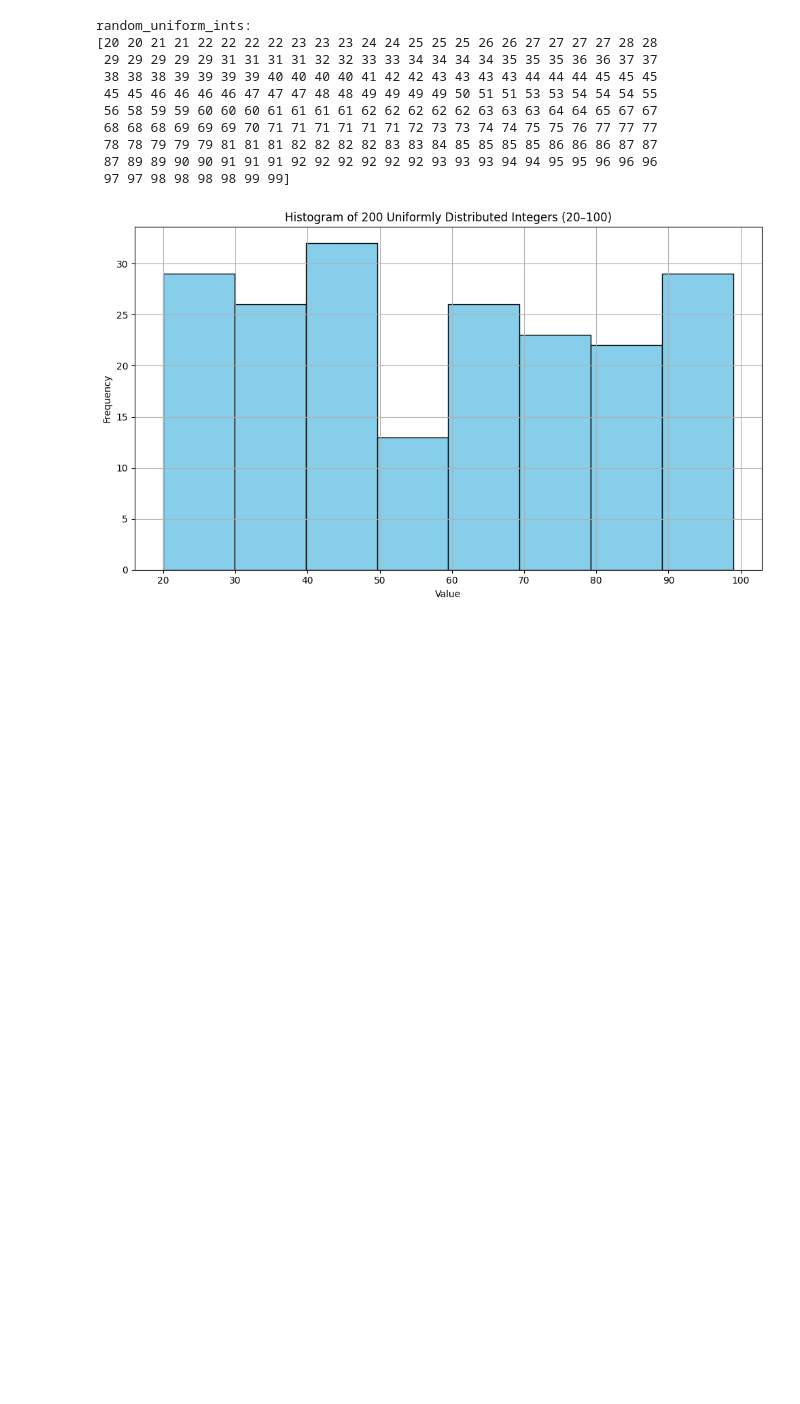
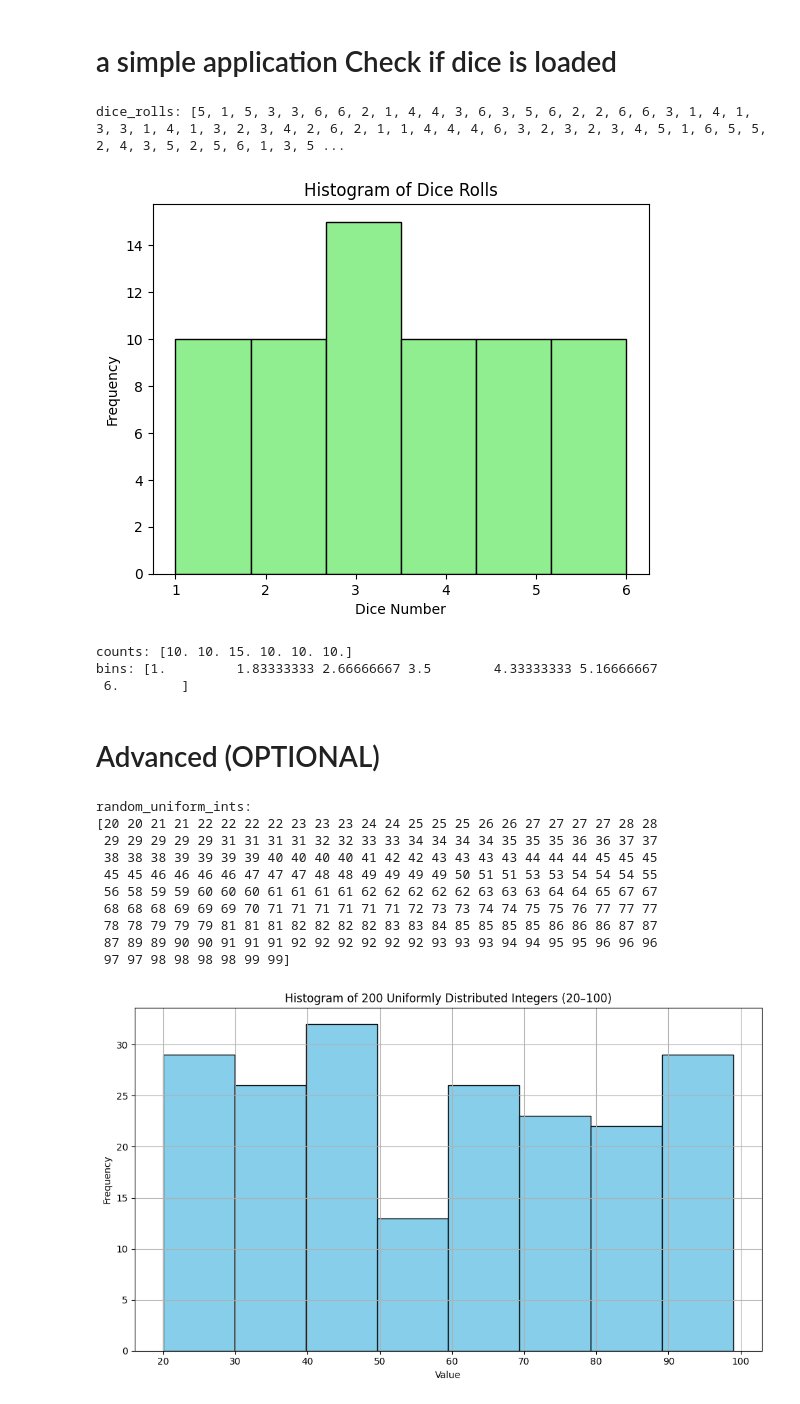
Before and after one commit to ash322ash422/tut_matplotlib, a Jupyter notebook: tut_mp3_histogram.ipynb, the cells around one changed output. Drawn from its saved outputs; the diff is of its cells as text; code cells hidden in the pictures; blank space fills up the shorter version.

```diff
--- a/mp_tut3_histogram_boxplot.ipynb
+++ b/tut_mp3_histogram.ipynb
@@ -1,3 +52,39 @@
+# %% [markdown]
+# a simple application Check if dice is loaded
+# %%
+# generate data for 6 sided dice
+import random
+
+s1 = [1] * 10
+s2 = [2] * 10
+s3 = [3] * 15  # introduce load
+s4 = [4] * 10
+s5 = [5] * 10
+s6 = [6] * 10
+
+dice_rolls = s1 + s2 + s3 + s4 + s5 + s6
+random.shuffle(dice_rolls)
+print(f"dice_rolls: {dice_rolls}")
+
+counts, bins, patches =plt.hist(dice_rolls,
+         bins=6,
+         color='lightgreen',
+         edgecolor='black')
+plt.title("Histogram of Dice Rolls")
+plt.xlabel("Dice Number")
+plt.ylabel("Frequency")
+plt.show()
+
+print(f"counts: {counts}") # This gives count in  each bin
+print(f"bins: {bins}") # this gives the x-coordinate of each bin
+# %% [output]
+dice_rolls: [5, 1, 5, 3, 3, 6, 6, 2, 1, 4, 4, 3, 6, 3, 5, 6, 2, 2, 6, 6, 3, 1, 4, 1, 3, 3, 1, 4, 1, 3, 2, 3, 4, 2, 6, 2, 1, 1, 4, 4, 4, 6, 3, 2, 3, 2, 3, 4, 5, 1, 6, 5, 5, 2, 4, 3, 5, 2, 5, 6, 1, 3, 5 ...
+[figure, added]
+counts: [10. 10. 15. 10. 10. 10.]
+bins: [1.         1.83333333 2.66666667 3.5        4.33333333 5.16666667
+ 6.        ]
+# %% [markdown]
+# Advanced (OPTIONAL)
 # %%
 # Histogram of 200 Uniformly Distributed Integers (20–100)
 import numpy as np
```
Also changed, not shown: parts of 11 cells of this notebook, 6 other files.
